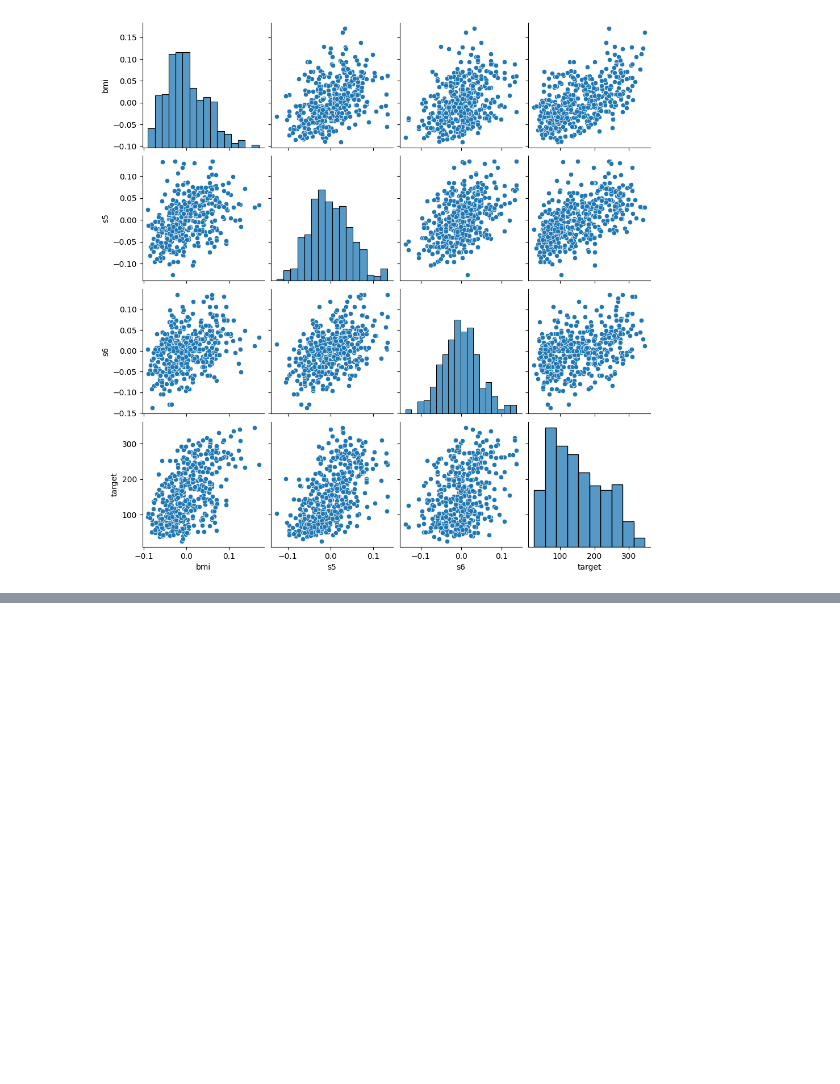
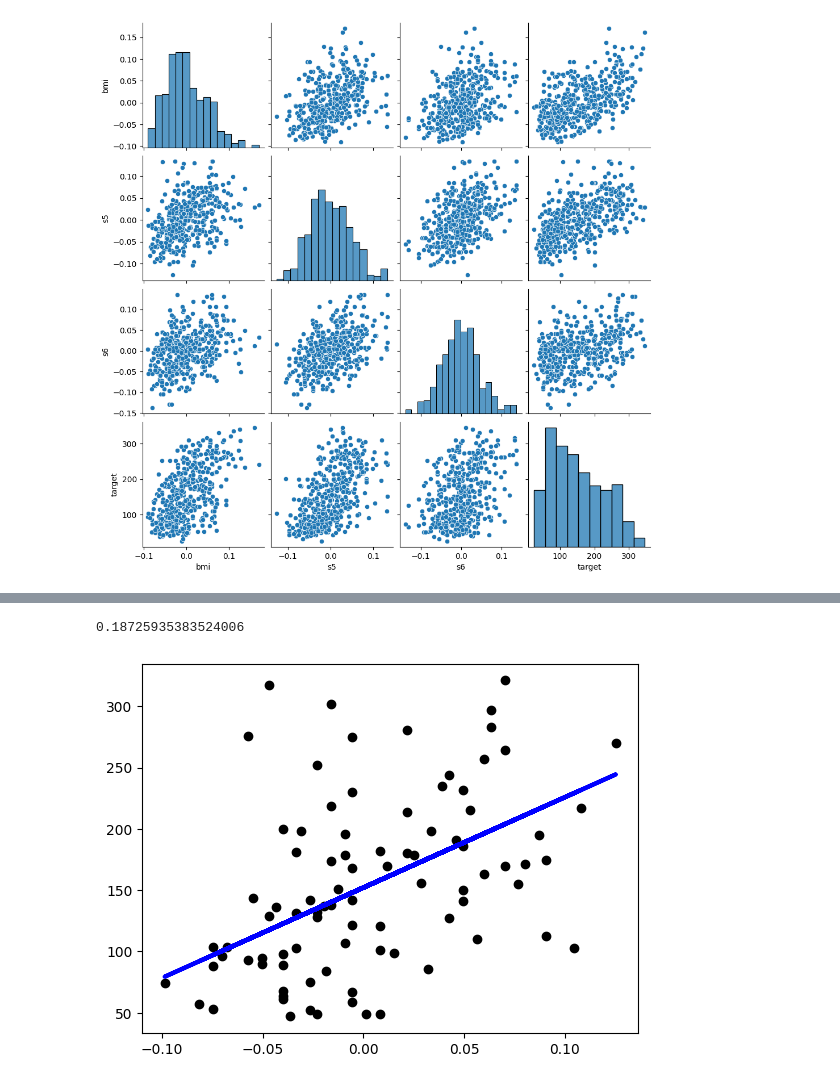
Before and after one commit to iamgus123/dl19, a Jupyter notebook: notebook/ch04_LR.ipynb, the cells around one changed output, grey strips where cells are left out. Drawn from its saved outputs; the diff is of its cells as text; code cells hidden in the pictures; blank space fills up the shorter version.

```diff
--- a/notebook/ch04_LR.ipynb
+++ b/notebook/ch04_LR.ipynb
@@ -429,0 +434,24 @@ y_pred = regr3.predict(X_test)
+# %%
+# {DIY} bp vs. target
+x = df[['bp']]
+y = df[['target']]
+X_train, X_test, y_train, y_test = train_test_split(x, y, test_size=0.2, random_state=0)
+
+reg = linear_model.LinearRegression()
+reg.fit(X_train, y_train)			# 학습
+
+print(reg.score(X_test, y_test))
+
+
+# 학습 데이터를 입력으로 하여 예측값을 계산한다.
+y_pred = reg.predict(X_test)
+
+# 학습 데이터와 y 값을 산포도로 그린다.
+plt.scatter(X_test, y_test, color='black')
+# 학습 데이터와 예측값으로 선그래프로 그린다.
+# 계산된 기울기와 y 절편을 가지는 직선이 그려진다.
+plt.plot(X_test, y_pred, color='blue', linewidth=3)
+plt.show()
+# %% [output]
+0.18725935383524006
+[figure, added]
```
Also changed, not shown: parts of 4 cells of this notebook.
